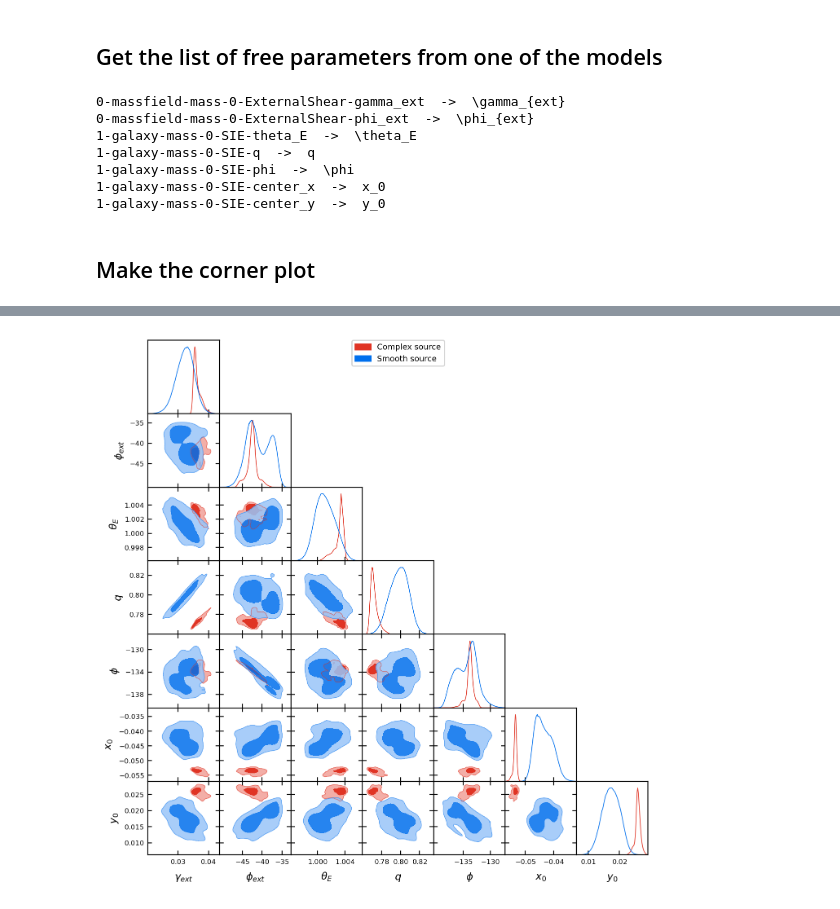
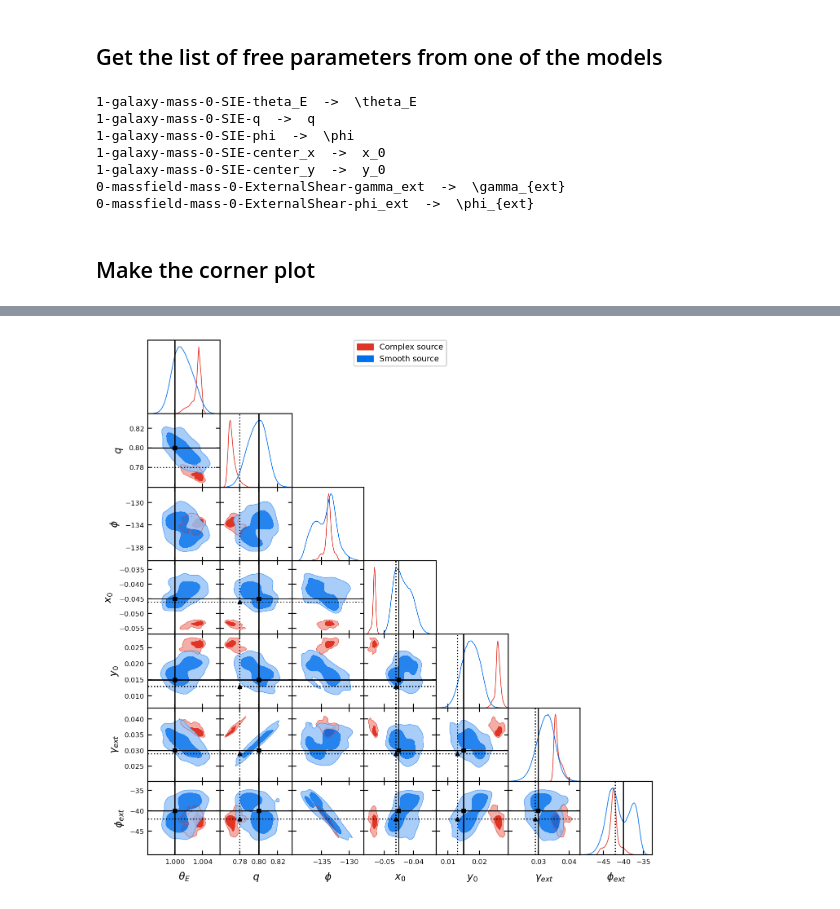
Before and after one commit to aymgal/COOLEST, a Jupyter notebook: docs/notebooks/06-make_corner_plot.ipynb, the cells around one changed output, grey strips where cells are left out. Drawn from its saved outputs; the diff is of its cells as text; code cells hidden in the pictures.

Commit message:
Added proper ordering of the parameters. Added capability to overplot a series of point estimates.

```diff
--- a/docs/notebooks/06-make_corner_plot.ipynb
+++ b/docs/notebooks/06-make_corner_plot.ipynb
@@ -42,6 +41,14 @@ model_2_path = 'database/vkl_paper_3.4_dummy/fff_exp_gauss_n3/VKL_coolest/cooles
 coolest_2 = util.get_coolest_object(model_2_path, verbose=True, check_external_files=False)
 dir_2 = os.path.dirname(model_2_path)
 print_info(coolest_2)
+
+truth_path = 'database/corner_truth/coolest_vkl'
+truth = util.get_coolest_object(truth_path, verbose=True, check_external_files=False)
+print_info(truth)
+
+truth_path2 = 'database/corner_truth_2/coolest_vkl'
+truth2 = util.get_coolest_object(truth_path2, verbose=True, check_external_files=False)
+print_info(truth2)
 # %% [output]
 Failed reading '_pyAPI' template with jsonpickle, now trying with the pure json template (original error: Template file at '/home/giorgos/myCodes/COOLEST/docs/notebooks/database/vkl_paper_3.3_dummy/ff ...
 Lensing entities: ['MassField', 'Galaxy', 'Galaxy', 'Galaxy']
@@ -66,26 +77,29 @@ labels = [
     r"y_0"
 ]
 
-#reorder = [3,2,4,5,6,7,0,1]
-#pars = [free_pars[i] for i in reorder]
-#par_labels = [labels[i] for i in reorder]
-#labels = dict(zip(pars,par_labels))
+# Re-order parameters
+reorder = [2,3,4,5,6,0,1]
+pars = [free_pars[i] for i in reorder]
+free_pars = pars
+tmp_labels = [labels[i] for i in reorder]
+par_labels = dict(zip(pars,tmp_labels))
 
-par_labels = dict(zip(free_pars,labels))
+#par_labels = dict(zip(free_pars,labels))
 
 for key,val in par_labels.items():
     print(key," -> ",val)
 # %% [output]
-0-massfield-mass-0-ExternalShear-gamma_ext  ->  \gamma_{ext}
-0-massfield-mass-0-ExternalShear-phi_ext  ->  \phi_{ext}
 1-galaxy-mass-0-SIE-theta_E  ->  \theta_E
 1-galaxy-mass-0-SIE-q  ->  q
 1-galaxy-mass-0-SIE-phi  ->  \phi
 1-galaxy-mass-0-SIE-center_x  ->  x_0
 1-galaxy-mass-0-SIE-center_y  ->  y_0
+0-massfield-mass-0-ExternalShear-gamma_ext  ->  \gamma_{ext}
+0-massfield-mass-0-ExternalShear-phi_ext  ->  \phi_{ext}
 # %% [markdown]
 ## Make the corner plot
 # %%
-image = plot_corner(free_pars,[coolest_2,coolest_1],[dir_2,dir_1],labels=par_labels,chain_names=["Complex source","Smooth source"]) # Capture the image for any further adjustments (it is a GetDistPlotter object)
+# Capture the image for any further adjustments (it is a GetDistPlotter object)
+image = plot_corner(free_pars,[coolest_2,coolest_1],[dir_2,dir_1],point_estimate_objs=[truth,truth2],labels=par_labels,chain_names=["Complex source","Smooth source"])
 # %% [output]
 WARNING:root:outlier fraction 0.0008496176720475786
@@ -94,5 +108,5 @@ WARNING:root:fine_bins not large enough to well sample smoothing scale - 1-galax
 WARNING:root:fine_bins not large enough to well sample smoothing scale - 1-galaxy-mass-0-SIE-center_x
 WARNING:root:fine_bins_2D not large enough for optimal density: 1-galaxy-mass-0-SIE-theta_E, 1-galaxy-mass-0-SIE-center_x
 WARNING:root:fine_bins_2D not large enough for optimal density: 1-galaxy-mass-0-SIE-theta_E, 1-galaxy-mass-0-SIE-center_y
 WARNING:root:fine_bins_2D not large enough for optimal density: 1-galaxy-mass-0-SIE-center_x, 1-galaxy-mass-0-SIE-center_y
-[figure, old version]
+[figure, new version]
```
Also changed, not shown: parts of 3 cells of this notebook, 3 other files.
